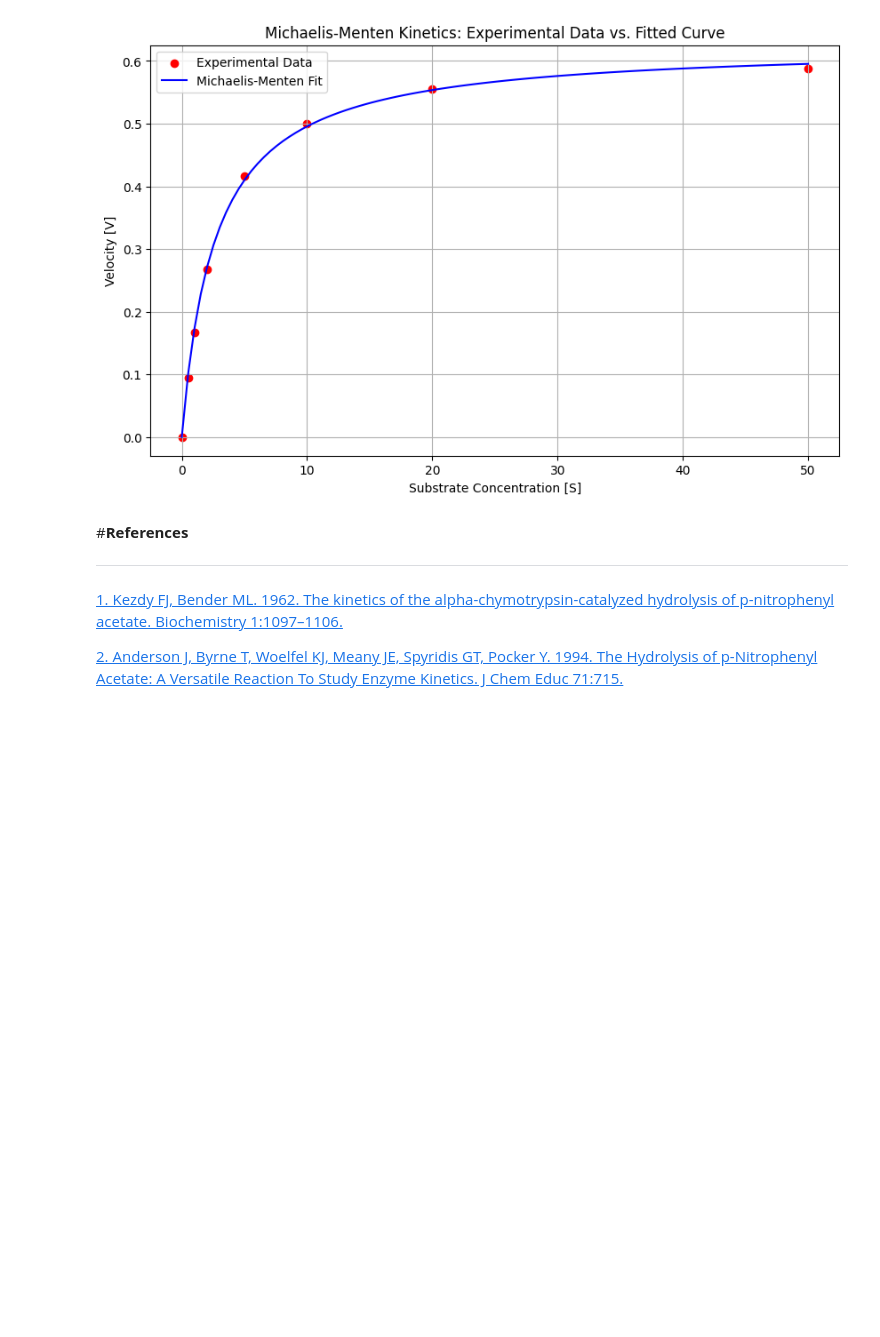
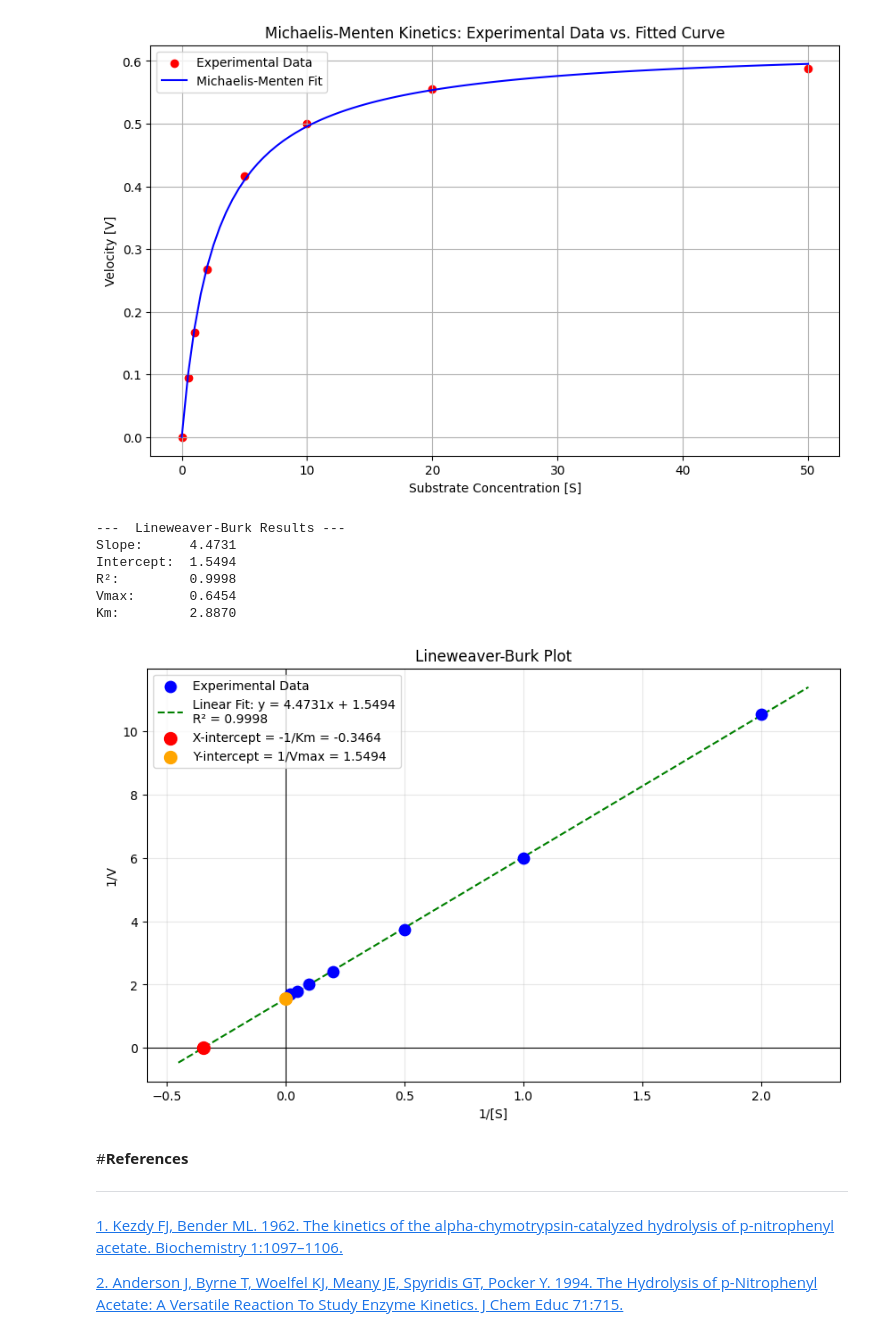
Before and after one commit to codeBMB/google_colabs, a Jupyter notebook: python_colabs/BASIL/EnzymeKineticsV2.ipynb, the cells around one changed output. Saved outputs shown, nothing was run; the diff lists cells and outputs as text; code cells hidden in the pictures; blank space fills up the shorter version.

```diff
--- a/python_colabs/BASIL/EnzymeKineticsV2.ipynb
+++ b/python_colabs/BASIL/EnzymeKineticsV2.ipynb
@@ -213,19 +220,19 @@ You can find the kinetic values of KM and Vmax  using a ruler and a pencil on ac
 # %%
 import matplotlib.pyplot as plt
 from scipy.optimize import curve_fit
-import numpy as np # Import numpy
+import numpy as np
 
 # Define the Michaelis-Menten equation
 def michaelis_menten(S, Vmax, Km):
     return (Vmax * S) / (Km + S)
 
 # Input your data here
-Substrate_Concentration = [0,.5,1,2,5,10,20,50]
-Velocity = [0,.095,.167,.267,.417,.5,.556,.588]
+x_coords = [0,.5,1,2,5,10,20,50]
+y_coords = [0,.095,.167,.267,.417,.5,.556,.588]
 
 # Convert lists to numpy arrays for curve_fit
-Substrate_Concentration_arr = np.array(Substrate_Concentration)
-Velocity_arr = np.array(Velocity)
+Substrate_Concentration_arr = np.array(x_coords)
+Velocity_arr = np.array(y_coords)
 
 # Use curve_fit to find the optimal parameters (Vmax, Km)
 params, covariance = curve_fit(michaelis_menten, Substrate_Concentration_arr, Velocity_arr)
@@ -251,6 +258,65 @@ plt.show()
 # %% [output]
 Fitted Michaelis-Menten Equation: V = (0.63 * S) / (2.65 + S)
 [figure]
+# %%
+# Filter out zero-activity/concentration points and calculate reciprocals
+valid_data = [(x, y) for x, y in zip(x_coords, y_coords) if x != 0.0 and y != 0.0]
+reciprocal_S = np.array([1/x for x, _ in valid_data])
+reciprocal_V = np.array([1/y for _, y in valid_data])
+
+# Linear regression on 1/[S] vs 1/v
+slope_lb, intercept_lb, r_value_lb, p_value_lb, std_err_lb = linregress(
+    reciprocal_S, reciprocal_V
+)
+R2_lb = r_value_lb**2
+
+# Calculate Km and Vmax from LB parameters
+Vmax_lb = 1 / intercept_lb
+Km_lb   = slope_lb * Vmax_lb
+
+print(f"---  Lineweaver-Burk Results ---")
+print(f"Slope:      {slope_lb:.4f}")
+print(f"Intercept:  {intercept_lb:.4f}")
+print(f"R²:         {R2_lb:.4f}")
+print(f"Vmax:       {Vmax_lb:.4f}")
+print(f"Km:         {Km_lb:.4f}")
+print()
+
+# Generate fit line extending into negative x-axis to show x-intercept (-1/Km)
+x_min_fit = min(reciprocal_S.min(), -1/Km_lb) * 1.3
+x_max_fit = reciprocal_S.max() * 1.1
+S_fit_lb  = np.linspace(x_min_fit, x_max_fit, 200)
+V_fit_lb  = slope_lb * S_fit_lb + intercept_lb
+
+# Create the plot
+plt.figure(figsize=(10, 6))
+plt.scatter(reciprocal_S, reciprocal_V, color='blue', s=80,
+            label='Experimental Data', zorder=5)
+plt.plot(S_fit_lb, V_fit_lb, color='green', linestyle='--',
+         label=f'Linear Fit: y = {slope_lb:.4f}x + {intercept_lb:.4f}\nR² = {R2_lb:.4f}')
+
+# Mark x-intercept (-1/Km) and y-intercept (1/Vmax)
+plt.axhline(y=0, color='black', linewidth=0.8)
+plt.axvline(x=0, color='black', linewidth=0.8)
+plt.scatter([-1/Km_lb], [0], color='red', s=100, zorder=6,
+            label=f'X-intercept = -1/Km = {-1/Km_lb:.4f}')
+plt.scatter([0], [1/Vmax_lb], color='orange', s=100, zorder=6,
+            label=f'Y-intercept = 1/Vmax = {1/Vmax_lb:.4f}')
+
+plt.xlabel('1/[S]')
+plt.ylabel('1/V')
+plt.title('Lineweaver-Burk Plot')
+plt.grid(True, alpha=0.3)
+plt.legend(loc='upper left')
+plt.show()
+# %% [output]
+---  Lineweaver-Burk Results ---
+Slope:      4.4731
+Intercept:  1.5494
+R²:         0.9998
+Vmax:       0.6454
+Km:         2.8870
+[figure, added]
 # %% [markdown]
 #**References**
 
```
Also changed, not shown: parts of 6 cells of this notebook.
